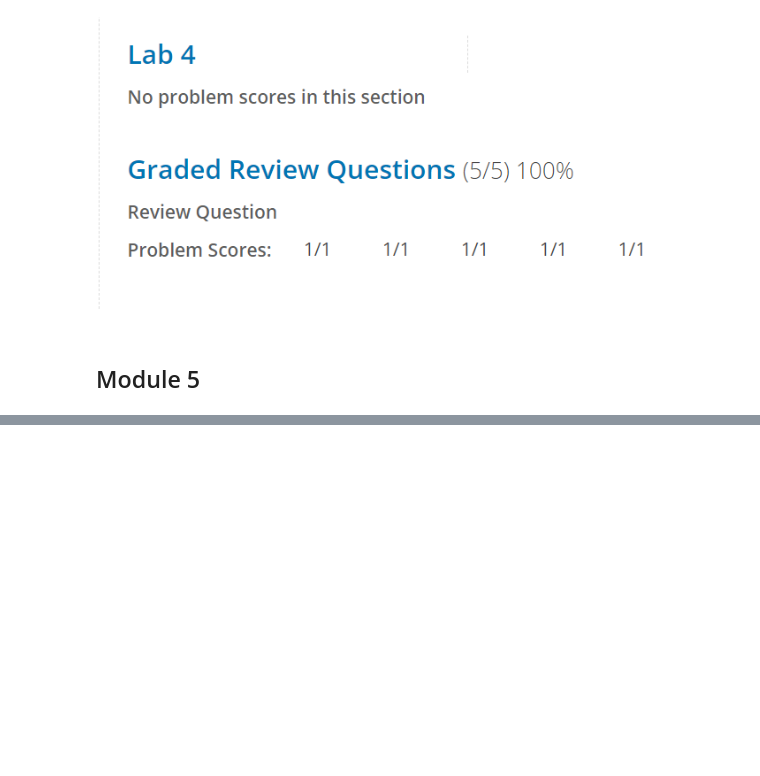
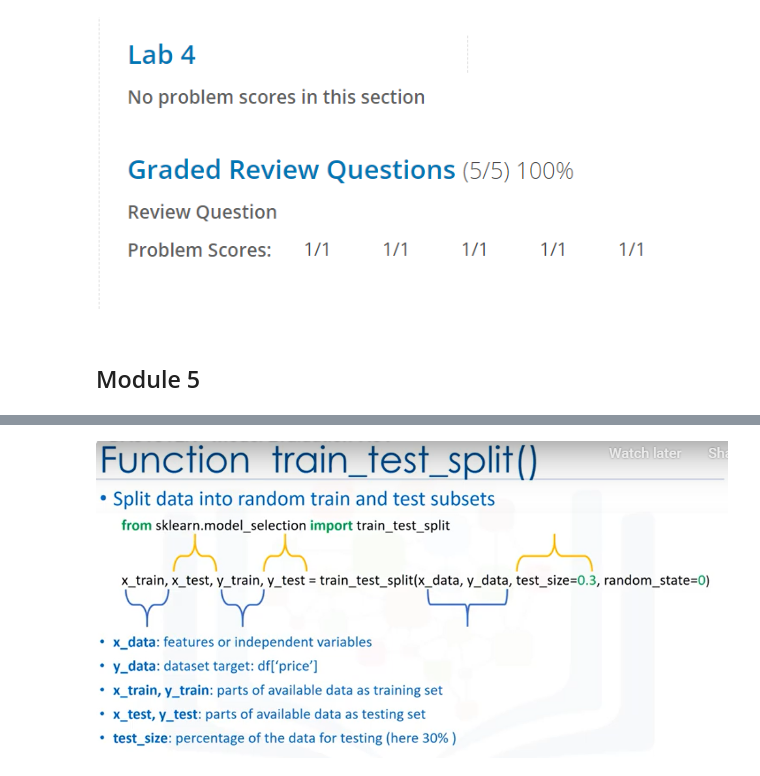
Before and after one commit to PosgradoMNA/actividades-de-aprendizaje-lauramh018, a Jupyter notebook: Data_Analysis_with_python.ipynb, the cells around one changed output, grey strips where cells are left out. Cells and saved outputs as stored; diff of their text form; code cells hidden in the pictures; blank space fills up the shorter version.

```diff
--- a/Data_Analysis_with_python.ipynb
+++ b/Data_Analysis_with_python.ipynb
@@ -738,0 +745,5 @@ Image(filename='module_4.png')
+# %%
+from IPython.display import Image
+Image(filename='train_test_split.png')
+# %% [output]
+[figure, added]
```
Also changed, not shown: parts of 11 cells of this notebook.
